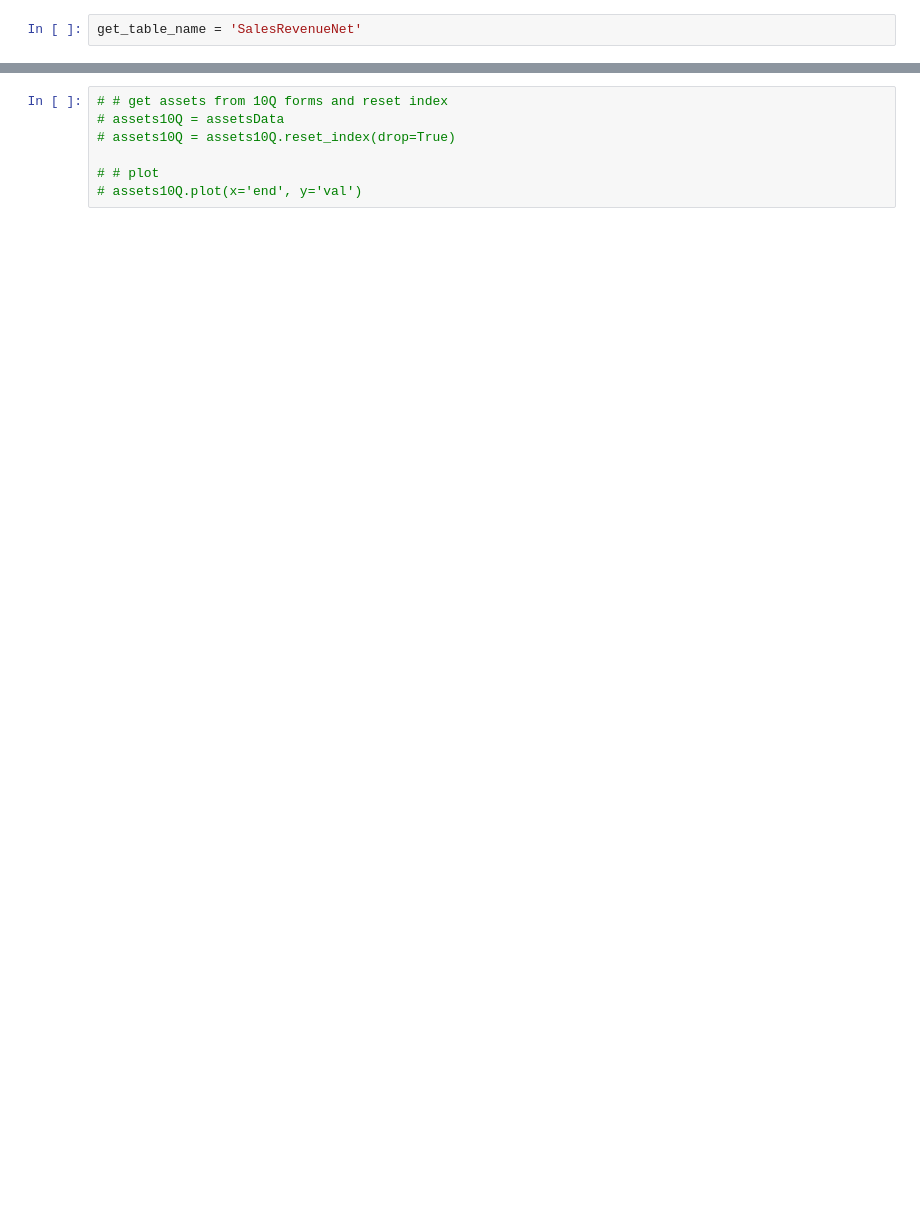
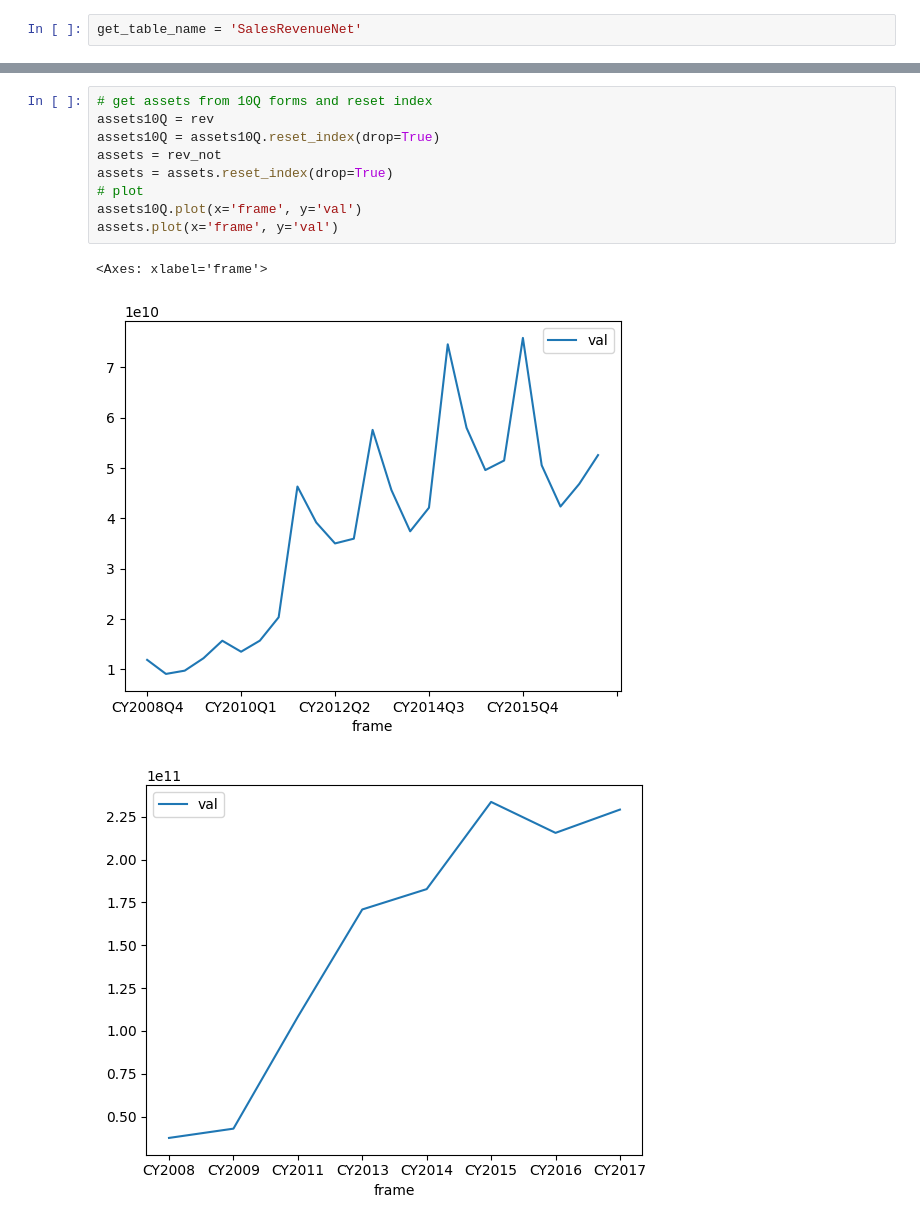
Before and after one commit to Nick2201/sec_gov_extract_info, a Jupyter notebook: sec_api/sec_api/0.ipynb, the cells around one changed output, grey strips where cells are left out. Cells and saved outputs as stored; diff of their text form; blank space fills up the shorter version.

```diff
--- a/sec_api/sec_api/0.ipynb
+++ b/sec_api/sec_api/0.ipynb
@@ -288,10 +285,16 @@ assetsData.query('form == "10-K" and frame').sort_values(by="end").query('frame.
 # %%
-# # get assets from 10Q forms and reset index
-# assets10Q = assetsData
-# assets10Q = assets10Q.reset_index(drop=True)
-
-# # plot
-# assets10Q.plot(x='end', y='val')
+# get assets from 10Q forms and reset index
+assets10Q = rev
+assets10Q = assets10Q.reset_index(drop=True)
+assets = rev_not
+assets = assets.reset_index(drop=True)
+# plot
+assets10Q.plot(x='frame', y='val')
+assets.plot(x='frame', y='val')
+# %% [output]
+<Axes: xlabel='frame'>
+[figure, added]
+[figure, added]
 # %%
 assetsData
 # %% [output]
```
Also changed, not shown: parts of 9 cells of this notebook, 1 other file.
